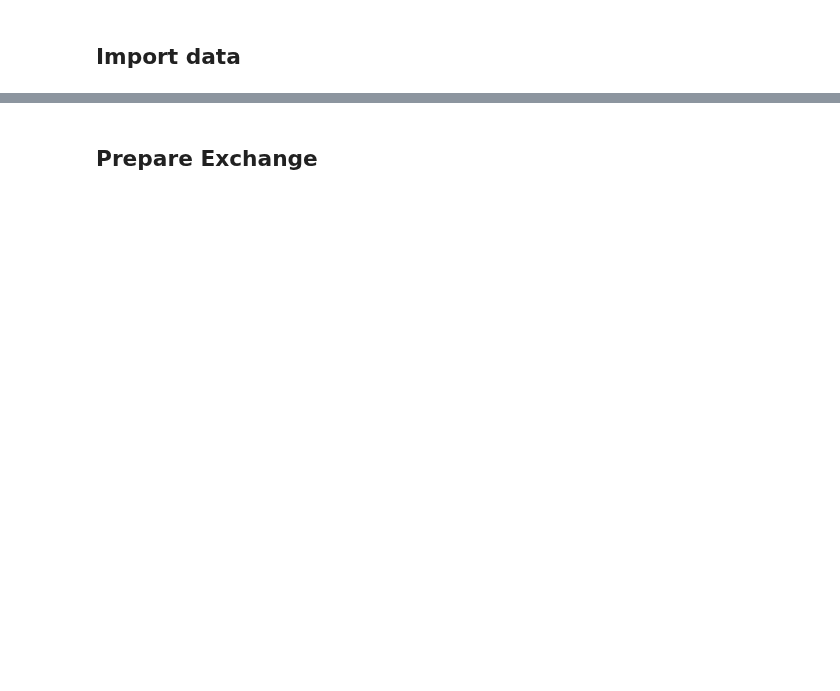
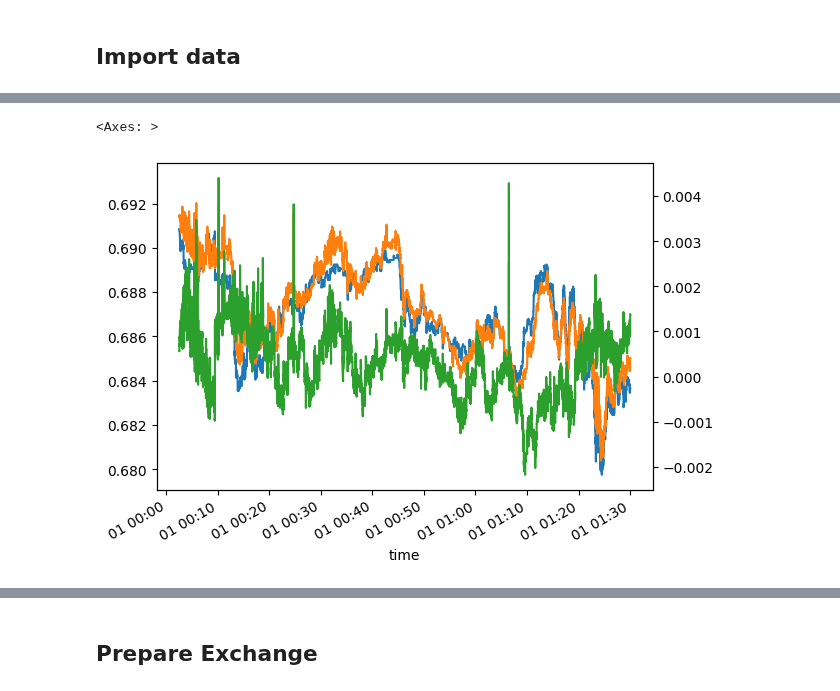
Before and after one commit to jaNGOB/pySimX, a Jupyter notebook: pySimX/examples/Multi-Asset TOB Example.ipynb, the cells around one changed output, grey strips where cells are left out. Cells and saved outputs as stored; diff of their text form; code cells hidden in the pictures; blank space fills up the shorter version.

```diff
--- a/pySimX/examples/Multi-Asset TOB Example.ipynb
+++ b/pySimX/examples/Multi-Asset TOB Example.ipynb
@@ -52,0 +137,13 @@ trades = get_data(trades_list)
+# %%
+predictions = test.iloc[:i].copy()
+# %%
+predictions['pred'] = preds
+# %%
+predictions['error'] = predictions.pred - predictions.mid_y
+# %%
+predictions.iloc[1_000:].mid_y.plot()
+predictions.iloc[1_000:].pred.plot()
+predictions.iloc[1_000:].error.plot(secondary_y=True)
+# %% [output]
+<Axes: >
+[figure, added]
```
Also changed, not shown: parts of 39 cells of this notebook, 2 other files.
